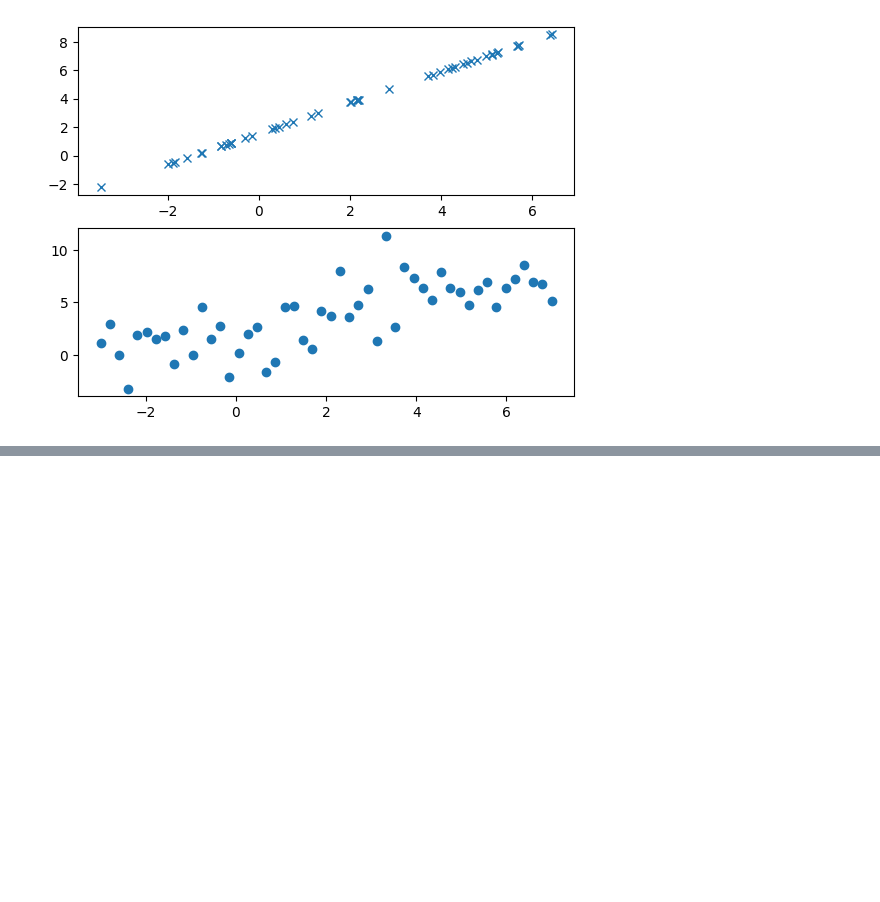
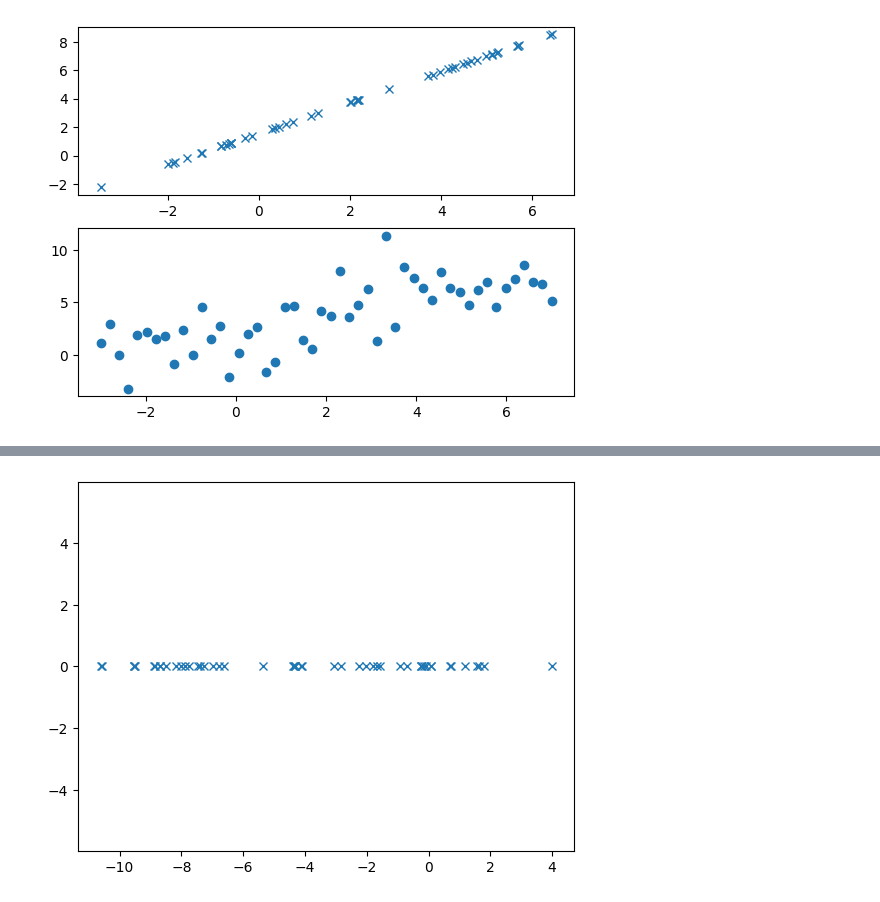
Before and after one commit to hik023/data_science_training, a Jupyter notebook: neural/dimensionality_reduction/PCA.ipynb, the cells around one changed output, grey strips where cells are left out. Saved outputs shown, nothing was run; the diff lists cells and outputs as text; code cells hidden in the pictures; blank space fills up the shorter version.

```diff
--- a/neural/dimensionality_reduction/PCA.ipynb
+++ b/neural/dimensionality_reduction/PCA.ipynb
@@ -58,0 +112,10 @@ plt.show()
+# %%
+max_eigen_val = np.argmax(eigen_values)
+max_eigen_vec = eigen_vectors[:, max_eigen_val].reshape(-1, 1)
+
+X_redused = X.dot(max_eigen_vec)
+plt.plot(X_redused[:, 0], np.zeros(N), "x")
+plt.axis("equal")
+plt.show()
+# %% [output]
+[figure, added]
```
Also changed, not shown: parts of 10 cells of this notebook, 4 other files.
